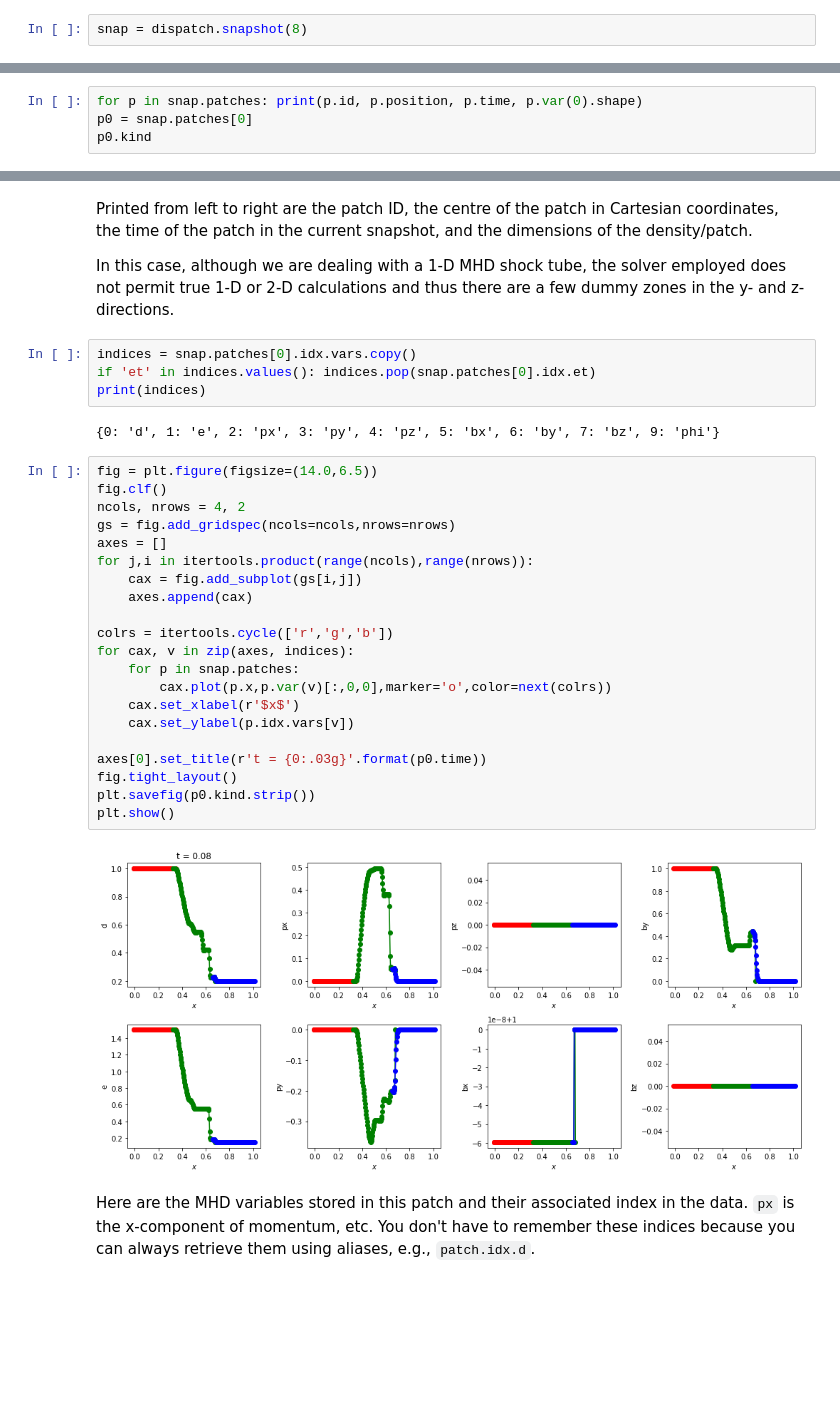
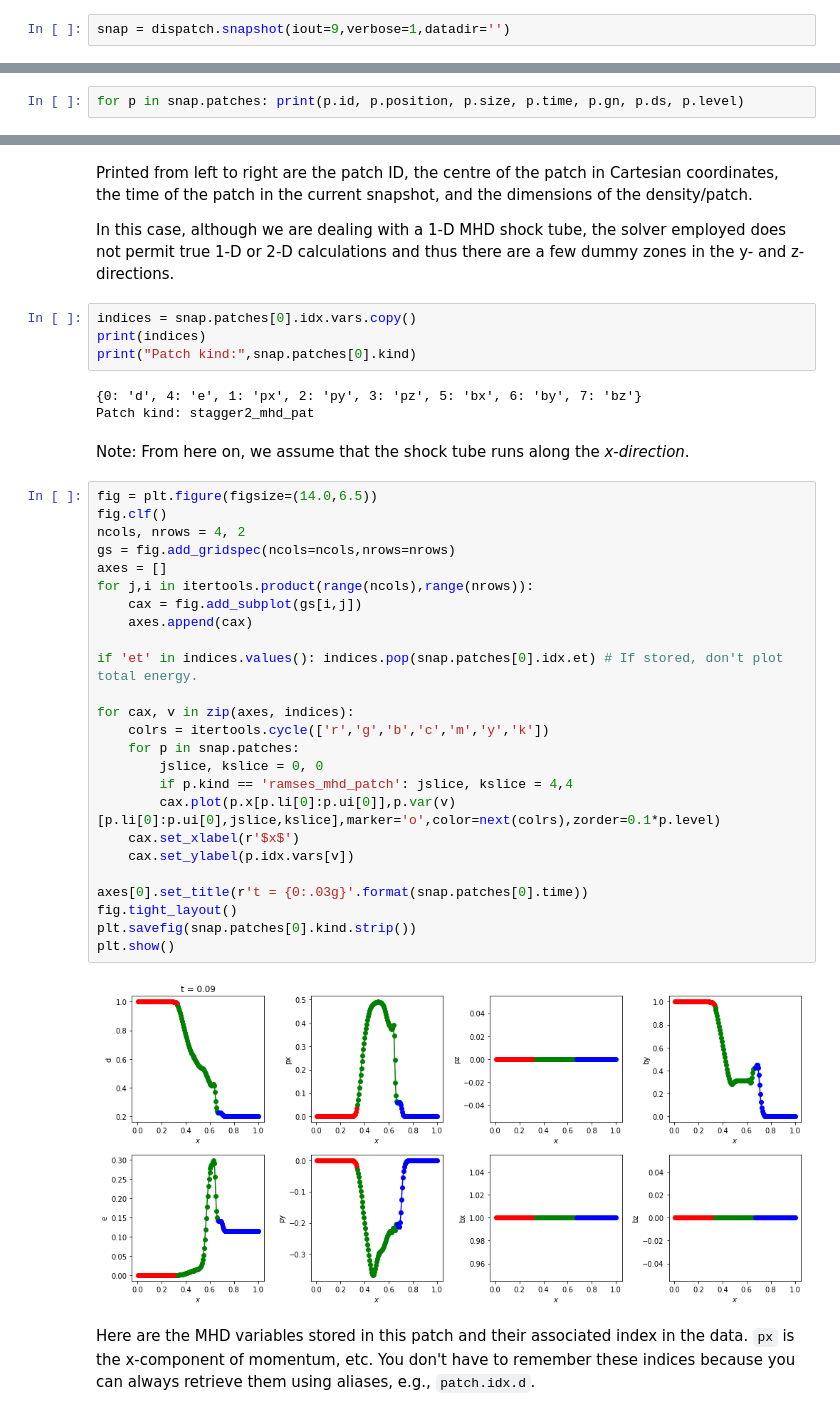
Before and after one commit to Bergemann-Group-development/dispatch, a Jupyter notebook: experiments/mhd_shock/Reading data and 1-D plotting with DISPATCH.ipynb, the cells around one changed output, grey strips where cells are left out. Cells and saved outputs as stored; diff of their text form; blank space fills up the shorter version.

```diff
--- a/experiments/mhd_shock/Reading data and 1-D plotting with DISPATCH.ipynb
+++ b/experiments/mhd_shock/Reading data and 1-D plotting with DISPATCH.ipynb
@@ -13,4 +13,4 @@ import itertools
 # %% [markdown]
 First, read a snapshot.
 # %%
-snap = dispatch.snapshot(8)
+snap = dispatch.snapshot(iout=9,verbose=1,datadir='')
@@ -17,5 +34,3 @@ snap = dispatch.snapshot(8)
 # %%
-for p in snap.patches: print(p.id, p.position, p.time, p.var(0).shape)
-p0 = snap.patches[0]
-p0.kind
+for p in snap.patches: print(p.id, p.position, p.size, p.time, p.gn, p.ds, p.level)
 # %% [output]
@@ -29,33 +43,40 @@ Printed from left to right are the patch ID, the centre of the patch in Cartesia
 In this case, although we are dealing with a 1-D MHD shock tube, the solver employed does not permit true 1-D or 2-D calculations and thus there are a few dummy zones in the y- and z-directions.
 # %%
 indices = snap.patches[0].idx.vars.copy()
-if 'et' in indices.values(): indices.pop(snap.patches[0].idx.et)
 print(indices)
+print("Patch kind:",snap.patches[0].kind)
 # %% [output]
-{0: 'd', 1: 'e', 2: 'px', 3: 'py', 4: 'pz', 5: 'bx', 6: 'by', 7: 'bz', 9: 'phi'}
+{0: 'd', 4: 'e', 1: 'px', 2: 'py', 3: 'pz', 5: 'bx', 6: 'by', 7: 'bz'}
+Patch kind: stagger2_mhd_pat
+# %% [markdown]
+Note: From here on, we assume that the shock tube runs along the *x-direction*.
 # %%
 fig = plt.figure(figsize=(14.0,6.5))
 fig.clf()
 ncols, nrows = 4, 2
 gs = fig.add_gridspec(ncols=ncols,nrows=nrows)
 axes = []
 for j,i in itertools.product(range(ncols),range(nrows)):
     cax = fig.add_subplot(gs[i,j])
     axes.append(cax)
 
-colrs = itertools.cycle(['r','g','b'])
+if 'et' in indices.values(): indices.pop(snap.patches[0].idx.et) # If stored, don't plot total energy.
+
 for cax, v in zip(axes, indices):
+    colrs = itertools.cycle(['r','g','b','c','m','y','k'])
     for p in snap.patches:
-        cax.plot(p.x,p.var(v)[:,0,0],marker='o',color=next(colrs))
+        jslice, kslice = 0, 0
+        if p.kind == 'ramses_mhd_patch': jslice, kslice = 4,4
+        cax.plot(p.x[p.li[0]:p.ui[0]],p.var(v)[p.li[0]:p.ui[0],jslice,kslice],marker='o',color=next(colrs),zorder=0.1*p.level)
     cax.set_xlabel(r'$x$')
     cax.set_ylabel(p.idx.vars[v])
 
-axes[0].set_title(r't = {0:.03g}'.format(p0.time))
+axes[0].set_title(r't = {0:.03g}'.format(snap.patches[0].time))
 fig.tight_layout()
-plt.savefig(p0.kind.strip())
+plt.savefig(snap.patches[0].kind.strip())
 plt.show()
 # %% [output]
-[figure, old version]
+[figure, new version]
 # %% [markdown]
 Here are the MHD variables stored in this patch and their associated index in the data. `px` is the x-component of momentum, etc.
 You don't have to remember these indices because you can always retrieve them using aliases, e.g., `patch.idx.d`.
```
Also changed, not shown: parts of 6 cells of this notebook, 2 other files.
